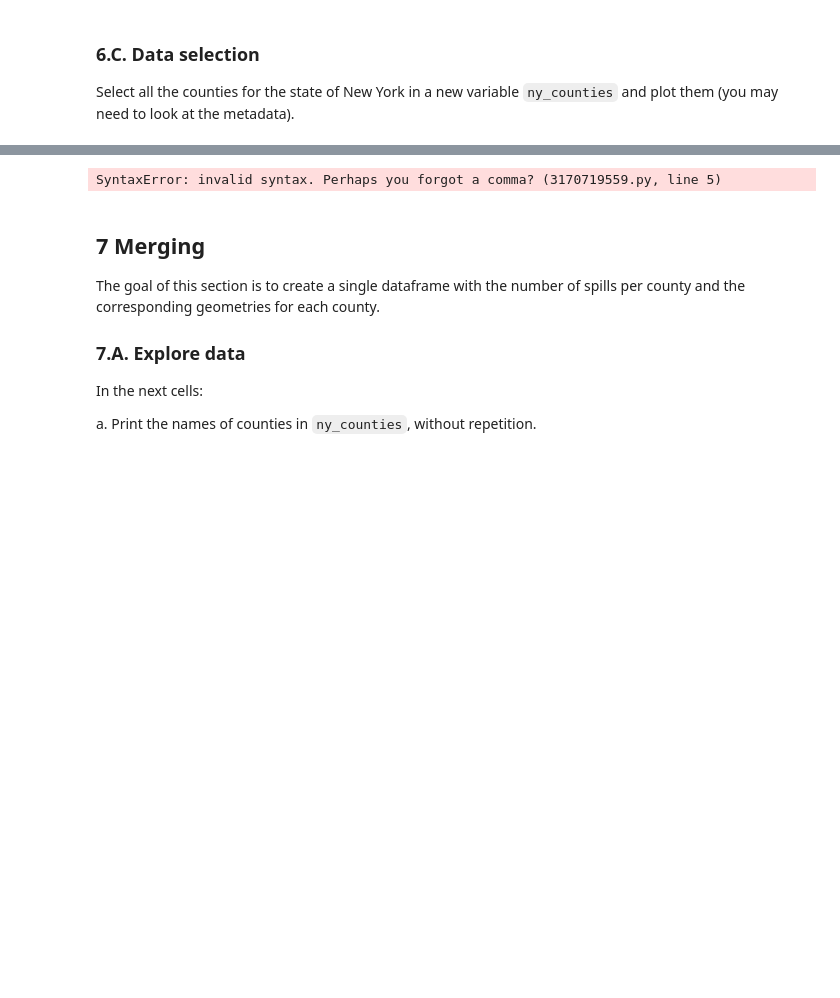
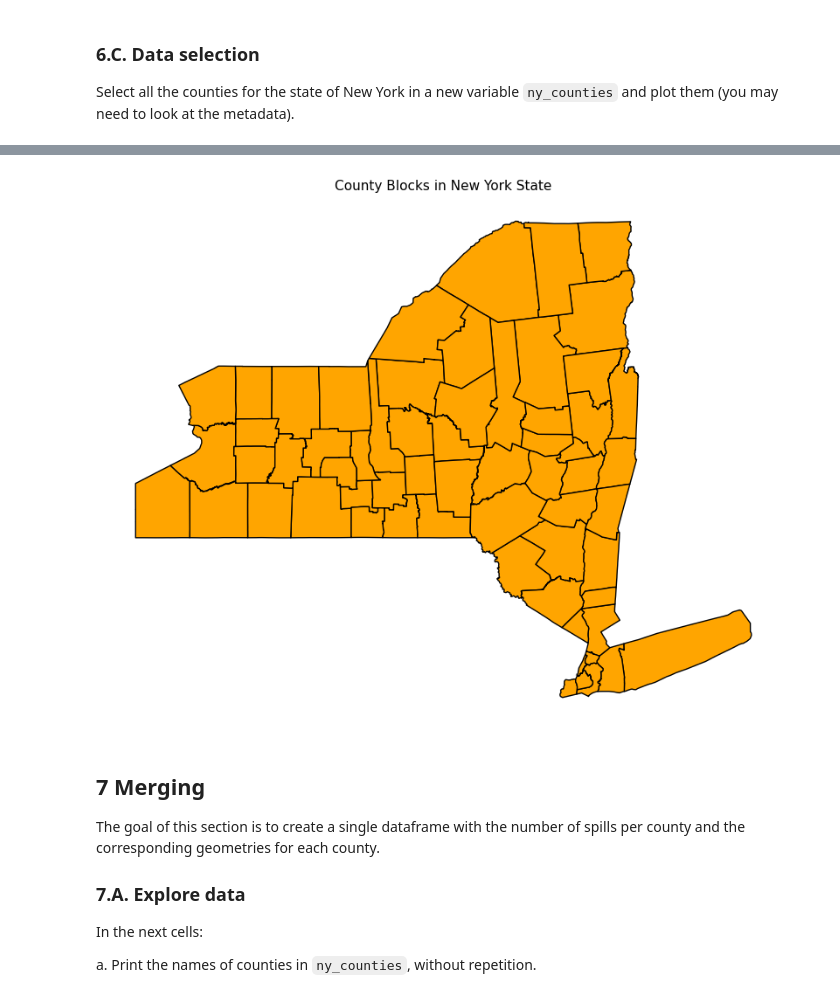
Before and after one commit to Awoo56709/eds220-hwk3, a Jupyter notebook: hwk3-task1-spills.ipynb, the cells around one changed output, grey strips where cells are left out. Cells and saved outputs as stored; diff of their text form; code cells hidden in the pictures; blank space fills up the shorter version.

```diff
--- a/hwk3-task1-spills.ipynb
+++ b/hwk3-task1-spills.ipynb
@@ -519,13 +518,4 @@ The initial data exploration has provided us with valuable information that will
 ### 6.B. Cleaning
 
 Simplify column names as needed.
-# %%
-fp = ...
-spills = pd.read_csv('data/Spill_Incidents_20251106.csv')
-
-
-fp = ...
-counties = gpd.read_file(os.path.join('data',
-                                      'tl_2023_us_county',
-                                      'tl_2023_us_county.shp'))
 # %%
@@ -569,16 +599,15 @@ ny_counties.head()
 # %%
 ny_counties = counties[counties['statefp'] == '36'].copy()
 
-fig, ax = plt.subplots(figsize=(12, 10))
-ny_counties.plot(
-    fig, ax = plt.subplots(figsize=(10, 10))
-    ny_counties.plot(ax=ax, edgecolor='black', facecolor='lightblue')
-    ax.set_title("Counties in New York State", fontsize=14)
-    ax.axis('off')
-    plt.show()
-)
+import matplotlib.pyplot as plt
+
+fig, ax = plt.subplots(figsize=(10, 10))
+ny_counties.plot(ax=ax, edgecolor='black', facecolor='orange')
+ax.set_title("County Blocks in New York State", fontsize=11)
+ax.axis('off')
+plt.show()
 # %% [output]
-SyntaxError: invalid syntax. Perhaps you forgot a comma? (3170719559.py, line 5)
+[figure, added]
 # %% [markdown]
 <!-- END QUESTION -->
 
```
Also changed, not shown: parts of 31 cells of this notebook.
